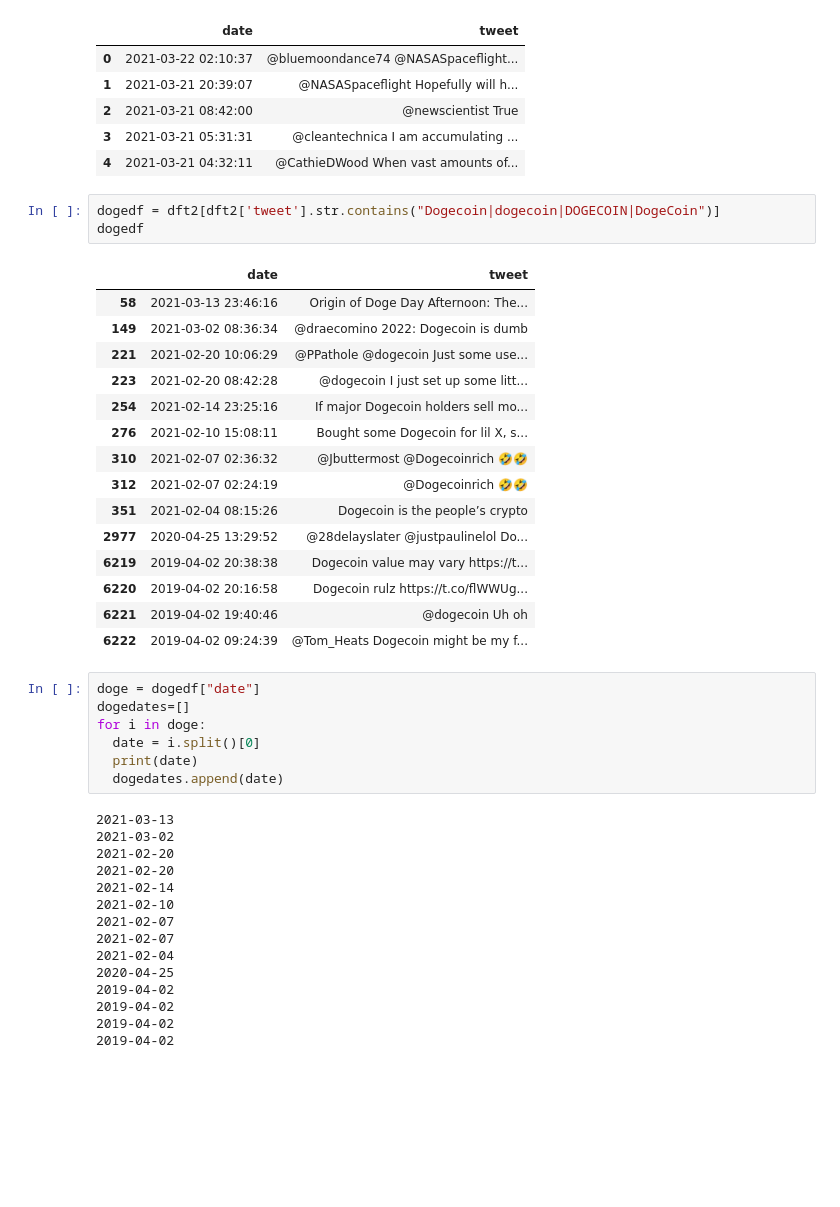
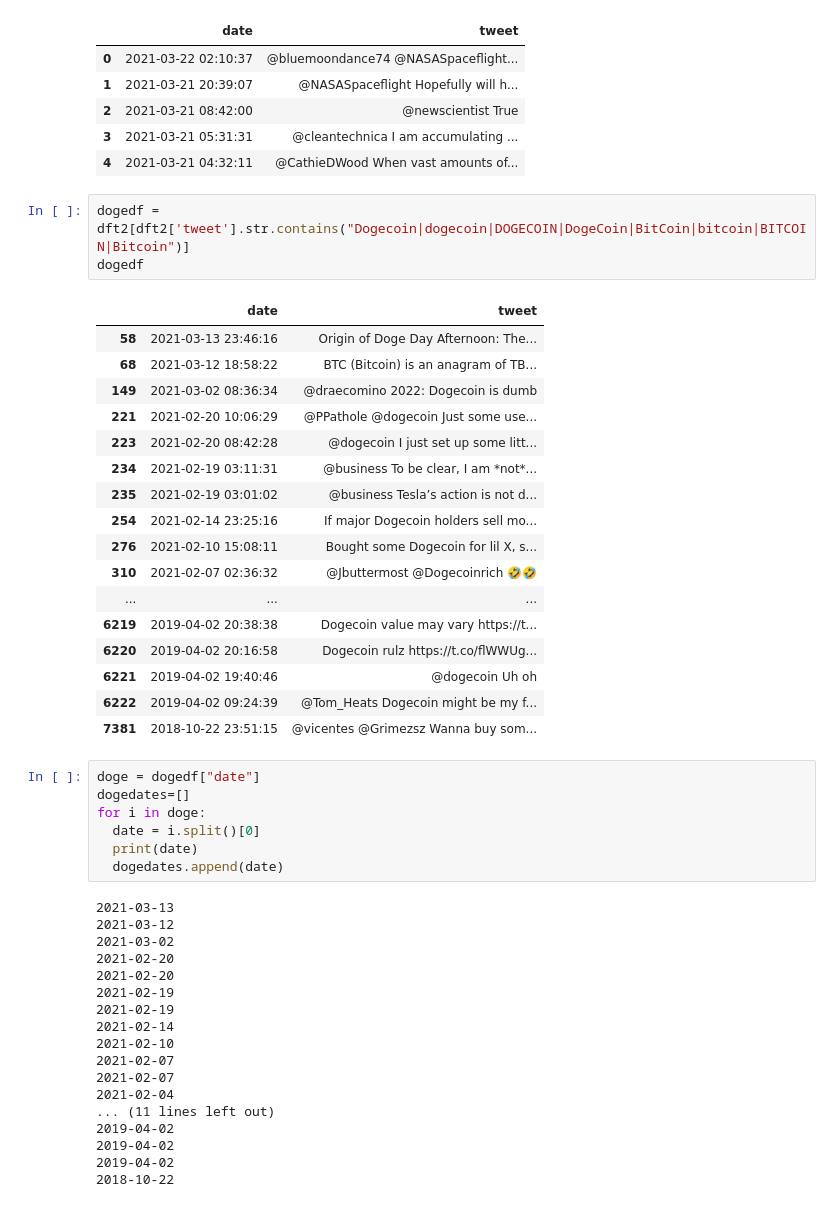
Before and after one commit to rodincode/CryptoTweets, a Jupyter notebook: CryptoTweets.ipynb, the cells around one changed output. Drawn from its saved outputs; the diff is of its cells as text; blank space fills up the shorter version.

```diff
--- a/CryptoTweets.ipynb
+++ b/CryptoTweets.ipynb
@@ -42,24 +60,26 @@ dft2.head()  #2010-06-04 till 2021-03-22
 | 3 | 2021-03-21 05:31:31 | @cleantechnica I am accumulating ... |
 | 4 | 2021-03-21 04:32:11 | @CathieDWood When vast amounts of... |
 # %%
-dogedf = dft2[dft2['tweet'].str.contains("Dogecoin|dogecoin|DOGECOIN|DogeCoin")]
+dogedf = dft2[dft2['tweet'].str.contains("Dogecoin|dogecoin|DOGECOIN|DogeCoin|BitCoin|bitcoin|BITCOIN|Bitcoin")]
 dogedf
 # %% [output]
 |  | date | tweet |
 | 58 | 2021-03-13 23:46:16 | Origin of Doge Day Afternoon: The... |
+| 68 | 2021-03-12 18:58:22 | BTC (Bitcoin) is an anagram of TB... |
 | 149 | 2021-03-02 08:36:34 | @draecomino 2022: Dogecoin is dumb |
 | 221 | 2021-02-20 10:06:29 | @PPathole @dogecoin Just some use... |
 | 223 | 2021-02-20 08:42:28 | @dogecoin I just set up some litt... |
+| 234 | 2021-02-19 03:11:31 | @business To be clear, I am *not*... |
+| 235 | 2021-02-19 03:01:02 | @business Tesla’s action is not d... |
 | 254 | 2021-02-14 23:25:16 | If major Dogecoin holders sell mo... |
 | 276 | 2021-02-10 15:08:11 | Bought some Dogecoin for lil X, s... |
 | 310 | 2021-02-07 02:36:32 | @Jbuttermost @Dogecoinrich 🤣🤣 |
-| 312 | 2021-02-07 02:24:19 | @Dogecoinrich 🤣🤣 |
-| 351 | 2021-02-04 08:15:26 | Dogecoin is the people’s crypto |
-| 2977 | 2020-04-25 13:29:52 | @28delayslater @justpaulinelol Do... |
+| ... | ... | ... |
 | 6219 | 2019-04-02 20:38:38 | Dogecoin value may vary https://t... |
 | 6220 | 2019-04-02 20:16:58 | Dogecoin rulz https://t.co/flWWUg... |
 | 6221 | 2019-04-02 19:40:46 | @dogecoin Uh oh |
 | 6222 | 2019-04-02 09:24:39 | @Tom_Heats Dogecoin might be my f... |
+| 7381 | 2018-10-22 23:51:15 | @vicentes @Grimezsz Wanna buy som... |
 # %%
 doge = dogedf["date"]
 dogedates=[]
@@ -69,16 +89,19 @@ for i in doge:
   dogedates.append(date)
 # %% [output]
 2021-03-13
+2021-03-12
 2021-03-02
 2021-02-20
 2021-02-20
+2021-02-19
+2021-02-19
 2021-02-14
 2021-02-10
 2021-02-07
 2021-02-07
 2021-02-04
-2020-04-25
+... (11 lines left out)
 2019-04-02
 2019-04-02
 2019-04-02
-2019-04-02
+2018-10-22
```
Also changed, not shown: parts of 13 cells of this notebook.
